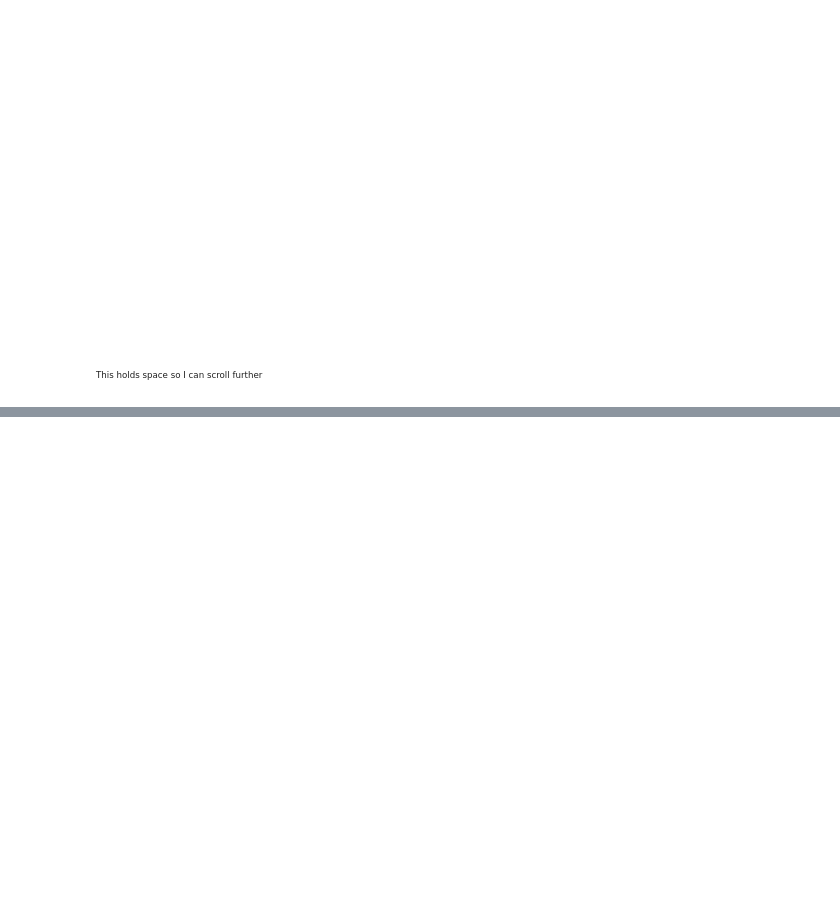
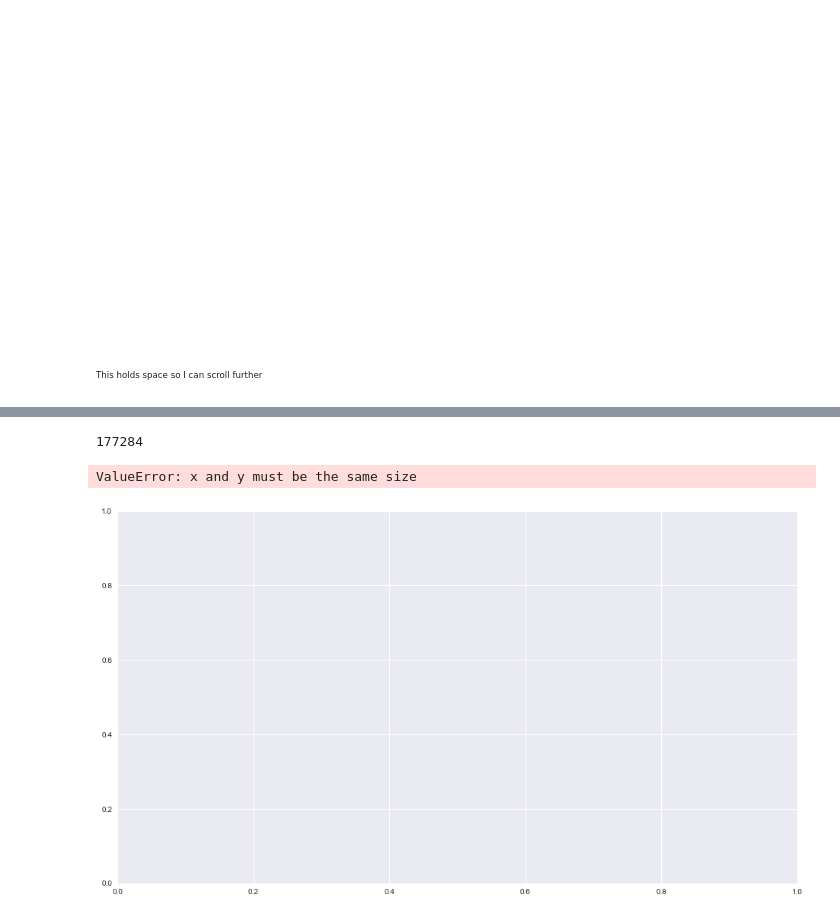
Before and after one commit to stonefollari/champs, a Jupyter notebook: src.ipynb, the cells around one changed output, grey strips where cells are left out. Drawn from its saved outputs; the diff is of its cells as text; code cells hidden in the pictures; blank space fills up the shorter version.

```diff
--- a/src.ipynb
+++ b/src.ipynb
@@ -313,0 +350,8 @@ plt.scatter(X[:, 0], X[:, 1], c=y_kmeans, s=50, cmap='rainbow');
+# %%
+bond_type = bond_types[0]
+x, y = get_displacement_coupling(bond_df, bond_type )
+x_train, x_test, y_train, y_test = train_test_split(x, y, random_state=433)
+x_test.sort() # Sort training values (mostly for plotting)
+
+X_train = np.array([list(a) for a in list(zip(x_train,y_train))])
+X_test = np.array([list(a) for a in list(zip(x_test,y_test))])
@@ -313,0 +361,20 @@ plt.scatter(X[:, 0], X[:, 1], c=y_kmeans, s=50, cmap='rainbow');
+# %%
+import xgboost as xgb
+# read in data
+dtrain = xgb.DMatrix(X_train, label=[1]*531849 )
+dtest = xgb.DMatrix(X_test)
+# specify parameters via map
+param = {}
+num_round = 2
+bst = xgb.train(param, dtrain)
+# make prediction
+preds = bst.predict(dtest)
+# %%
+preds.size
+# %% [output]
+177284
+# %%
+plt.scatter(dtest, preds)
+# %% [output]
+ValueError: x and y must be the same size
+[figure, added]
```
Also changed, not shown: parts of 24 cells of this notebook.
